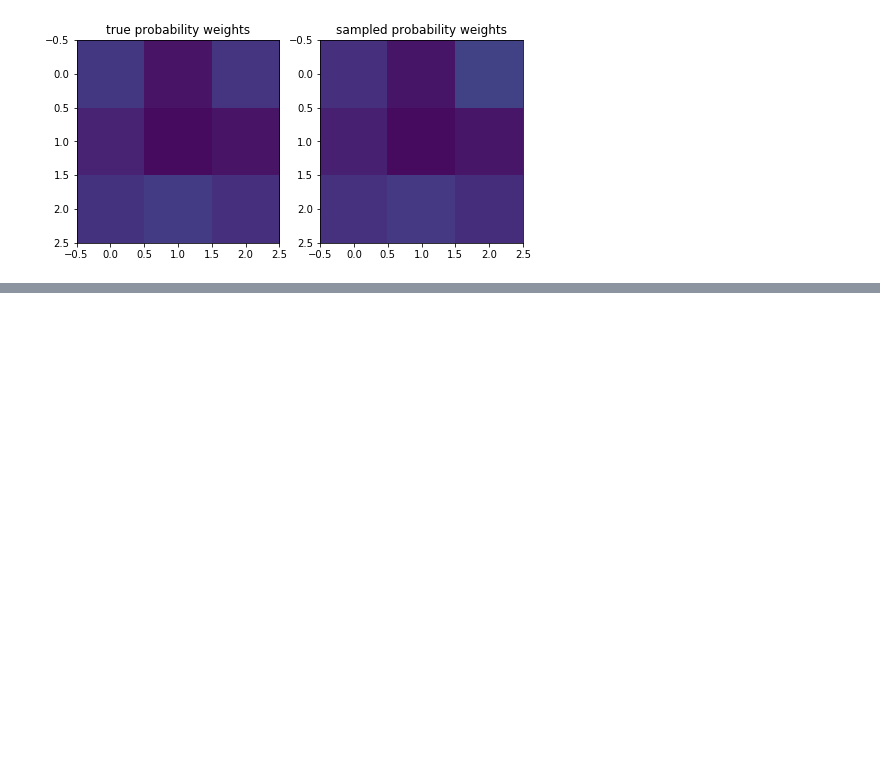
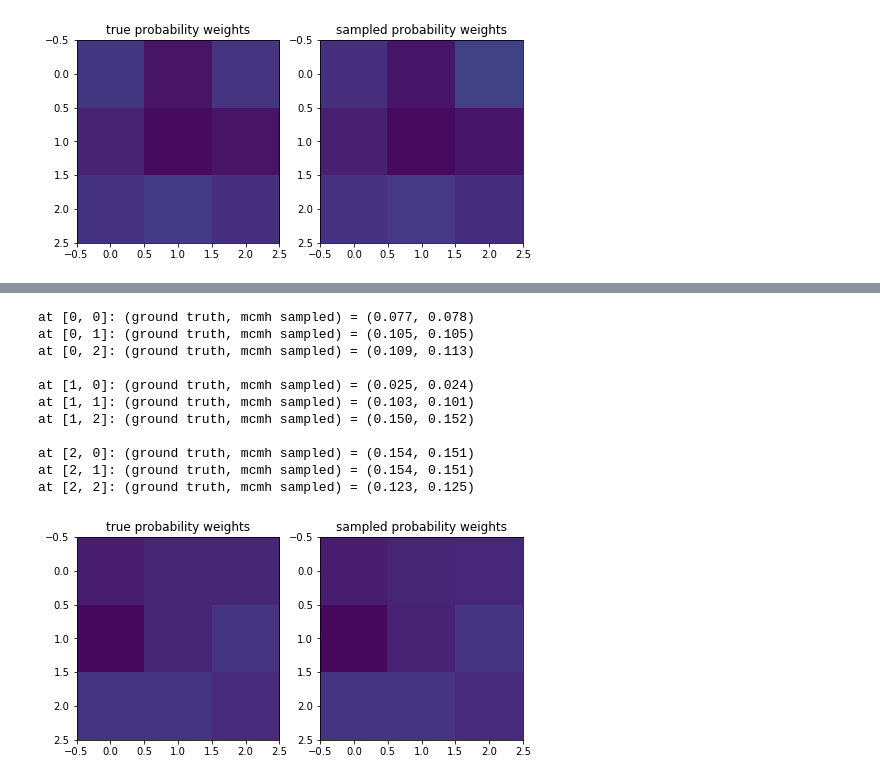
Before and after one commit to kiyomizuhi/computational_physics, a Jupyter notebook: coursera_krauth_statmech/week01/markov_chain_metropolis_hastings_3x3peeble.ipynb, the cells around one changed output, grey strips where cells are left out. Cells and saved outputs as stored; diff of their text form; code cells hidden in the pictures; blank space fills up the shorter version.

```diff
--- a/coursera_krauth_statmech/week01/markov_chain_metropolis_hastings_3x3peeble.ipynb
+++ b/coursera_krauth_statmech/week01/markov_chain_metropolis_hastings_3x3peeble.ipynb
@@ -107,0 +181,34 @@ at [2, 2]: (pi, mc) = (0.136, 0.133)
+# %%
+nrep = 100000
+pi, count_norm = markov_chain_monte_carlo_metropolis_hastings_3x3peeble(nrep)
+
+plt.rcParams['figure.figsize'] = (8.0, 4.0)
+plt.subplot(1, 2, 1)
+plt.imshow(pi.reshape(3,3))
+plt.title('true probability weights')
+plt.clim((0., 1.))
+plt.subplot(1, 2, 2)
+plt.imshow(count_norm[-1, :].reshape(3,3))
+plt.clim((0., 1.))
+plt.title('sampled probability weights')
+
+for i in range(9):
+    x = i // 3
+    y = i % 3
+    print('at [{:d}, {:d}]: (ground truth, mcmh sampled) = ({:1.3f}, {:1.3f})'.\
+            format(x, y, pi[i], count_norm[-1, i]))
+    if y == 2:
+        print()
+# %% [output]
+at [0, 0]: (ground truth, mcmh sampled) = (0.077, 0.078)
+at [0, 1]: (ground truth, mcmh sampled) = (0.105, 0.105)
+at [0, 2]: (ground truth, mcmh sampled) = (0.109, 0.113)
+
+at [1, 0]: (ground truth, mcmh sampled) = (0.025, 0.024)
+at [1, 1]: (ground truth, mcmh sampled) = (0.103, 0.101)
+at [1, 2]: (ground truth, mcmh sampled) = (0.150, 0.152)
+
+at [2, 0]: (ground truth, mcmh sampled) = (0.154, 0.151)
+at [2, 1]: (ground truth, mcmh sampled) = (0.154, 0.151)
+at [2, 2]: (ground truth, mcmh sampled) = (0.123, 0.125)
+[figure, added]
```
Also changed, not shown: parts of 7 cells of this notebook.
